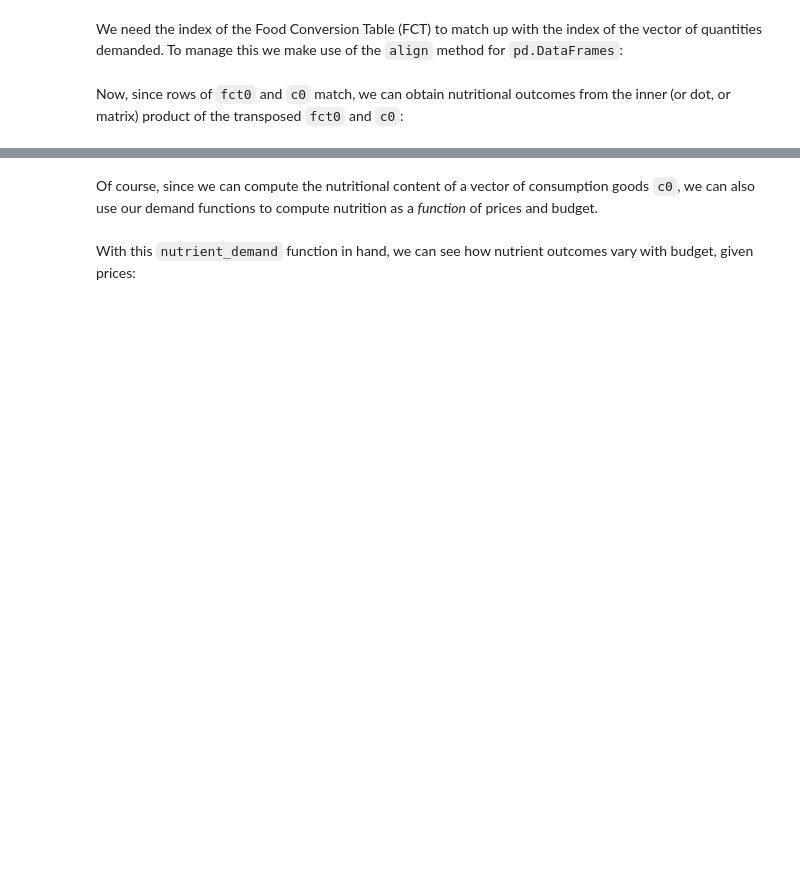
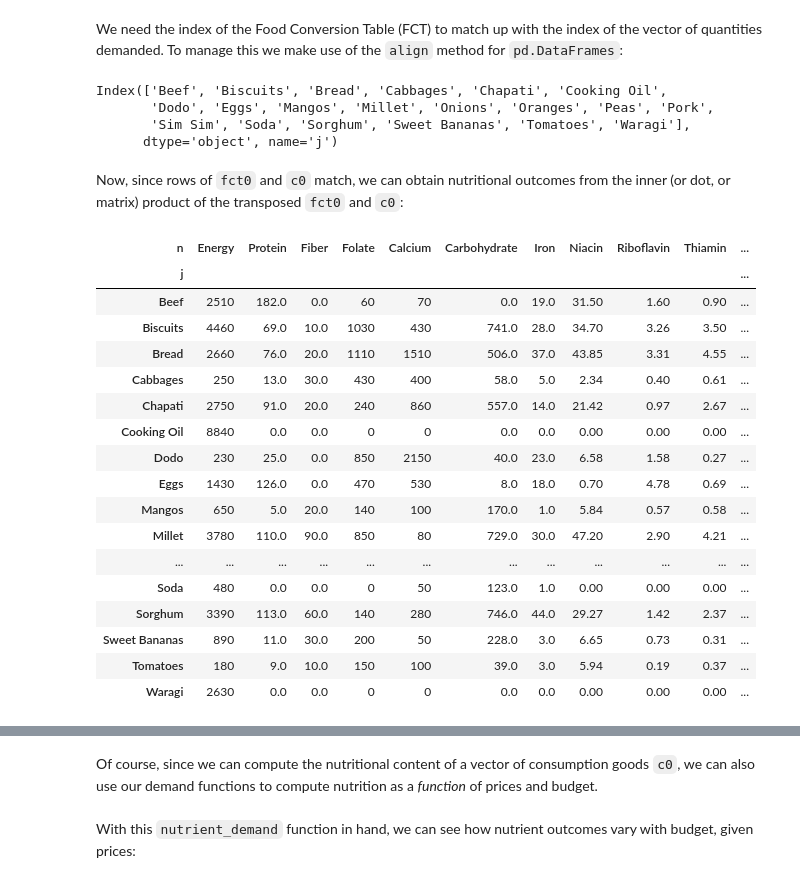
Before and after one commit to ligonteaching/EEP153_Materials, a Jupyter notebook: Project4/example_nutrition.ipynb, the cells around one changed output, grey strips where cells are left out. Saved outputs shown, nothing was run; the diff lists cells and outputs as text; code cells hidden in the pictures; blank space fills up the shorter version.

```diff
--- a/Project4/example_nutrition.ipynb
+++ b/Project4/example_nutrition.ipynb
@@ -60,0 +112,10 @@ qhat
+# %%
+import numpy as np
+
+xhat = r.predicted_expenditures()
+
+# Total food expenditures per household
+xbar = xhat.groupby(['i','t','m']).sum()
+
+# Reference budget
+xref = xbar.quantile(0.5)  # Household at 0.5 quantile is median
@@ -60,0 +126,7 @@ qhat
+# %%
+qhat = (xhat.unstack('j')/pbar).dropna(how='all')
+
+# Drop missing columns
+qhat = qhat.loc[:,qhat.count()>0]
+
+qhat
@@ -79,4 +208,0 @@ We&rsquo;ve seen how to map prices and budgets into vectors of consumption
-# %%
-from eep153_tools.sheets import read_sheets
-
-fct = read_sheets(key,sheet='FCT').set_index('i')
@@ -86,12 +229,38 @@ We need the index of the Food Conversion Table (FCT) to match up with
  make use of the `align` method for `pd.DataFrames`:
 # %%
 # Create a new FCT and vector of consumption that only share rows in common:
-fct0,c0 = fct.align(qhat,axis=0,join='inner')
+fct0,c0 = fct.align(qhat.T,axis=0,join='inner')
 print(fct0.index)
+# %% [output]
+Index(['Beef', 'Biscuits', 'Bread', 'Cabbages', 'Chapati', 'Cooking Oil',
+       'Dodo', 'Eggs', 'Mangos', 'Millet', 'Onions', 'Oranges', 'Peas', 'Pork',
+       'Sim Sim', 'Soda', 'Sorghum', 'Sweet Bananas', 'Tomatoes', 'Waragi'],
+      dtype='object', name='j')
 # %% [markdown]
 Now, since rows of `fct0` and `c0` match, we can obtain nutritional
  outcomes from the inner (or dot, or matrix) product of the transposed
  `fct0` and `c0`:
+# %%
+fct0
+# %% [output]
+| n | Energy | Protein | Fiber | Folate | Calcium | Carbohydrate | Iron | Niacin | Riboflavin | Thiamin | ... |
+| j |  |  |  |  |  |  |  |  |  |  | ... |
+| Beef | 2510 | 182.0 | 0.0 | 60 | 70 | 0.0 | 19.0 | 31.50 | 1.60 | 0.90 | ... |
+| Biscuits | 4460 | 69.0 | 10.0 | 1030 | 430 | 741.0 | 28.0 | 34.70 | 3.26 | 3.50 | ... |
+| Bread | 2660 | 76.0 | 20.0 | 1110 | 1510 | 506.0 | 37.0 | 43.85 | 3.31 | 4.55 | ... |
+| Cabbages | 250 | 13.0 | 30.0 | 430 | 400 | 58.0 | 5.0 | 2.34 | 0.40 | 0.61 | ... |
+| Chapati | 2750 | 91.0 | 20.0 | 240 | 860 | 557.0 | 14.0 | 21.42 | 0.97 | 2.67 | ... |
+| Cooking Oil | 8840 | 0.0 | 0.0 | 0 | 0 | 0.0 | 0.0 | 0.00 | 0.00 | 0.00 | ... |
+| Dodo | 230 | 25.0 | 0.0 | 850 | 2150 | 40.0 | 23.0 | 6.58 | 1.58 | 0.27 | ... |
+| Eggs | 1430 | 126.0 | 0.0 | 470 | 530 | 8.0 | 18.0 | 0.70 | 4.78 | 0.69 | ... |
+| Mangos | 650 | 5.0 | 20.0 | 140 | 100 | 170.0 | 1.0 | 5.84 | 0.57 | 0.58 | ... |
+| Millet | 3780 | 110.0 | 90.0 | 850 | 80 | 729.0 | 30.0 | 47.20 | 2.90 | 4.21 | ... |
+| ... | ... | ... | ... | ... | ... | ... | ... | ... | ... | ... | ... |
+| Soda | 480 | 0.0 | 0.0 | 0 | 50 | 123.0 | 1.0 | 0.00 | 0.00 | 0.00 | ... |
+| Sorghum | 3390 | 113.0 | 60.0 | 140 | 280 | 746.0 | 44.0 | 29.27 | 1.42 | 2.37 | ... |
+| Sweet Bananas | 890 | 11.0 | 30.0 | 200 | 50 | 228.0 | 3.0 | 6.65 | 0.73 | 0.31 | ... |
+| Tomatoes | 180 | 9.0 | 10.0 | 150 | 100 | 39.0 | 3.0 | 5.94 | 0.19 | 0.37 | ... |
+| Waragi | 2630 | 0.0 | 0.0 | 0 | 0 | 0.0 | 0.0 | 0.00 | 0.00 | 0.00 | ... |
 # %%
 # The @ operator means matrix multiply
 N = fct0.T@c0
```
Also changed, not shown: parts of 47 cells of this notebook, 2 other files.
